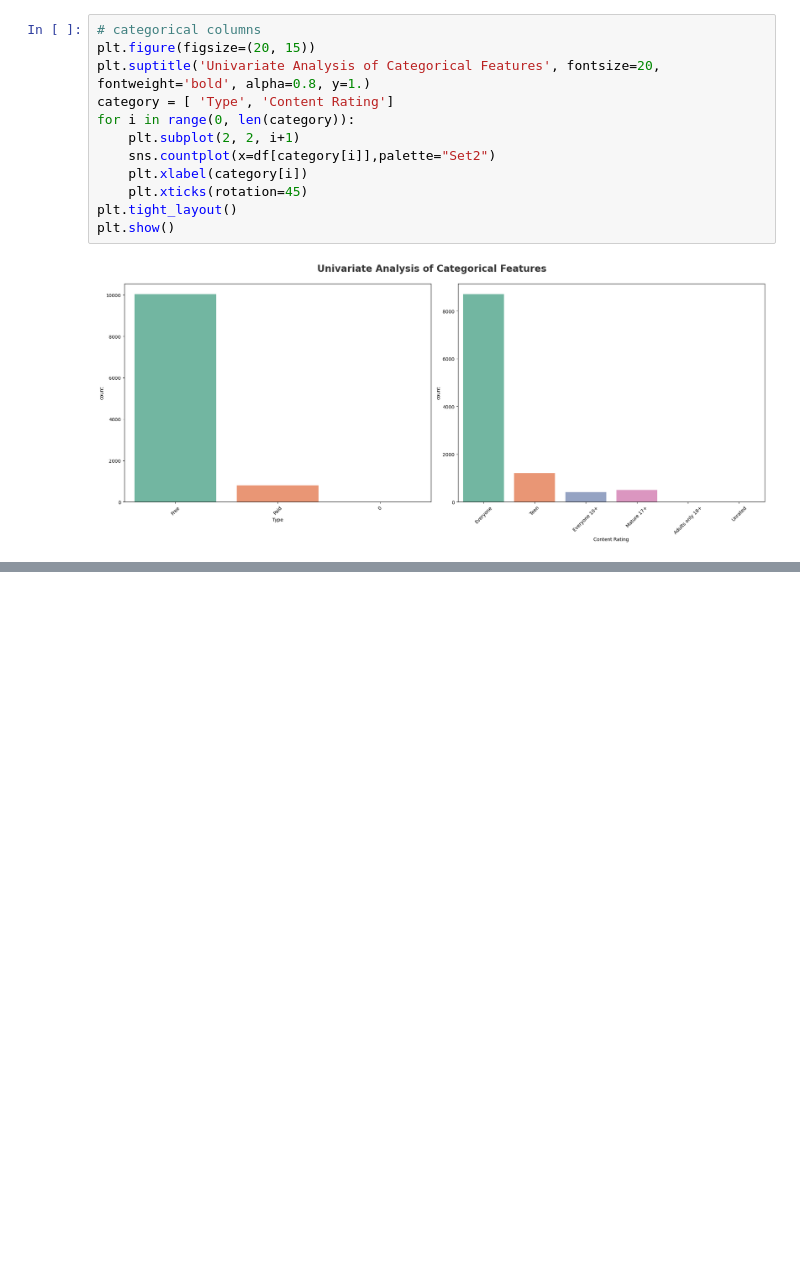
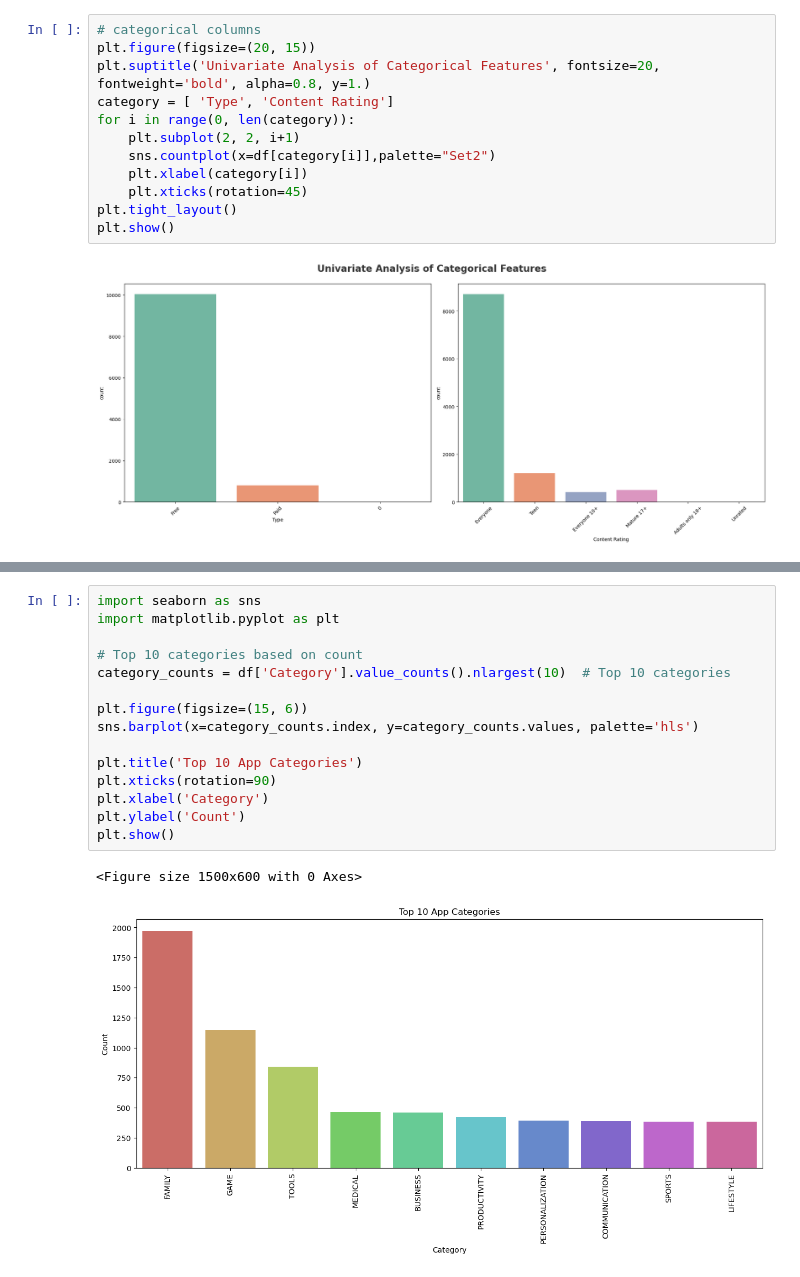
Before and after one commit to K4bir4/Data-Analytics, a Jupyter notebook: EDA exploratory data analysis/PlaystoreEDA.ipynb, the cells around one changed output, grey strips where cells are left out. Drawn from its saved outputs; the diff is of its cells as text; blank space fills up the shorter version.

```diff
--- a/EDA exploratory data analysis/PlaystoreEDA.ipynb
+++ b/EDA exploratory data analysis/PlaystoreEDA.ipynb
@@ -412,0 +459,18 @@ plt.show()
+# %%
+import seaborn as sns
+import matplotlib.pyplot as plt
+
+# Top 10 categories based on count
+category_counts = df['Category'].value_counts().nlargest(10)  # Top 10 categories
+
+plt.figure(figsize=(15, 6))
+sns.barplot(x=category_counts.index, y=category_counts.values, palette='hls')
+
+plt.title('Top 10 App Categories')
+plt.xticks(rotation=90)
+plt.xlabel('Category')
+plt.ylabel('Count')
+plt.show()
+# %% [output]
+<Figure size 1500x600 with 0 Axes>
+[figure, added]
```
Also changed, not shown: parts of 6 cells of this notebook.
